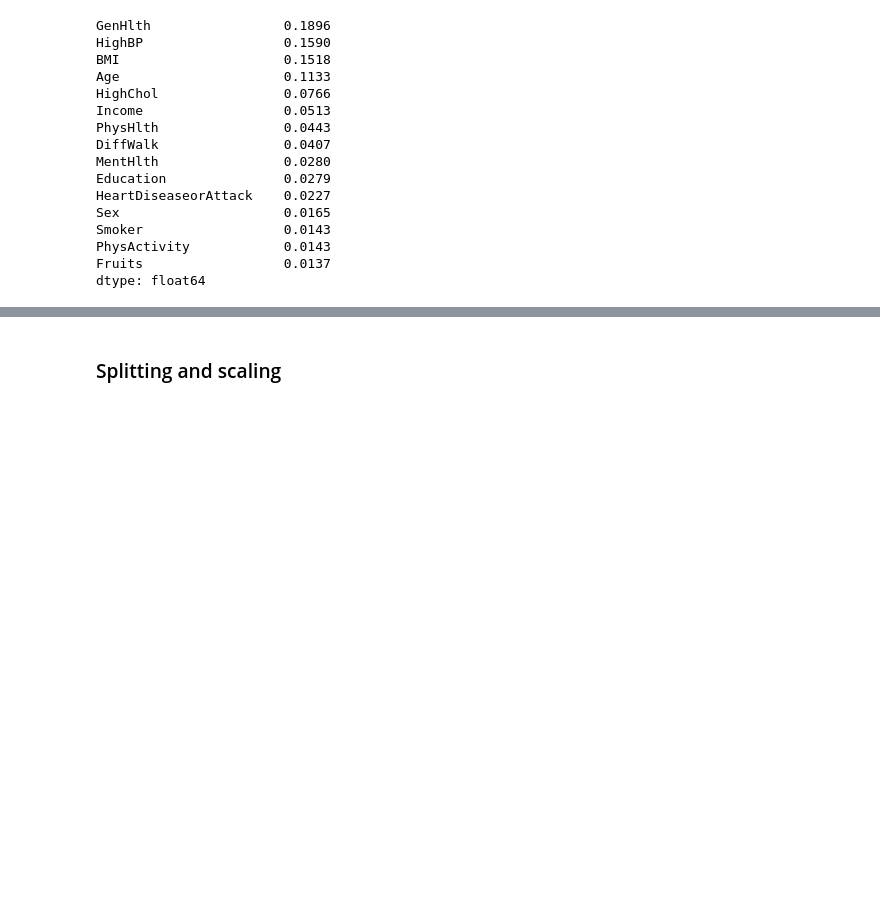
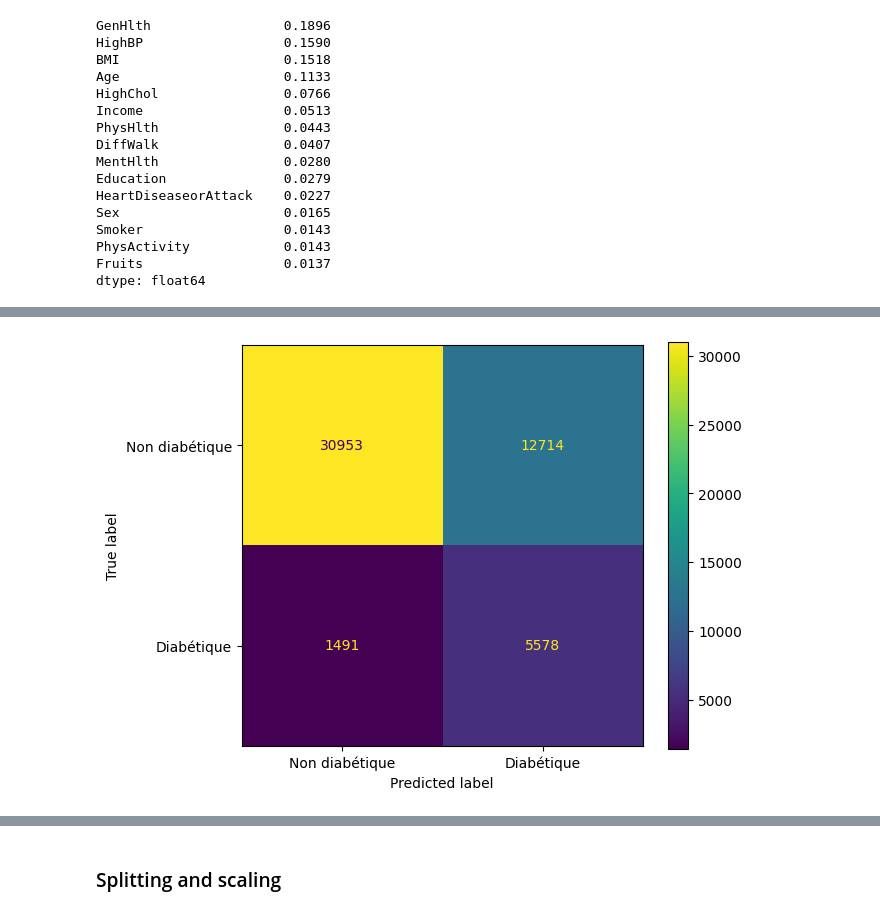
Before and after one commit to DomNoutsGit/Applied-Statistical-Learning-Projet-, a Jupyter notebook: ASL.ipynb, the cells around one changed output, grey strips where cells are left out. Saved outputs shown, nothing was run; the diff lists cells and outputs as text; code cells hidden in the pictures; blank space fills up the shorter version.

```diff
--- a/ASL.ipynb
+++ b/ASL.ipynb
@@ -1294,0 +1119,87 @@ ModuleNotFoundError: No module named 'tensorflow.python'
+# %%
+import numpy as np
+import pandas as pd
+import matplotlib.pyplot as plt
+
+from sklearn.model_selection import train_test_split, GridSearchCV
+from sklearn.preprocessing import StandardScaler
+from sklearn.neural_network import MLPClassifier
+from sklearn.metrics import (
+    classification_report, confusion_matrix, ConfusionMatrixDisplay,
+    roc_auc_score, RocCurveDisplay, accuracy_score
+)
+
+from imblearn.pipeline import Pipeline              # IMPORTANT: pipeline imblearn
+from imblearn.over_sampling import RandomOverSampler
+
+# -------------------------
+# 1) Split X / y
+# -------------------------
+target = "Diabetes_binary"
+X = df.drop(columns=[target, "ID"], errors="ignore")
+y = df[target]
+
+X_train, X_test, y_train, y_test = train_test_split(
+    X, y, test_size=0.2, random_state=42, stratify=y
+)
+
+# -------------------------
+# 2) Pipeline: scaler -> oversampling -> MLP
+# -------------------------
+pipe_mlp_bal = Pipeline([
+    ("scaler", StandardScaler()),
+    ("ros", RandomOverSampler(random_state=42)),
+    ("mlp", MLPClassifier(
+        random_state=42,
+        early_stopping=True,
+        n_iter_no_change=10,
+        validation_fraction=0.2,
+        max_iter=200
+    ))
+])
+
+# -------------------------
+# 3) Grid raisonnable (rapide)
+# -------------------------
+param_grid = {
+    "mlp__hidden_layer_sizes": [(64,), (128,), (128, 64)],
+    "mlp__alpha": [1e-4, 1e-3],
+    "mlp__learning_rate_init": [1e-3],
+    "mlp__batch_size": [512]
+}
+
+grid_mlp = GridSearchCV(
+    pipe_mlp_bal,
+    param_grid,
+    cv=3,
+    scoring="f1",
+    n_jobs=-1
+)
+
+grid_mlp.fit(X_train, y_train)
+
+print("Best params:", grid_mlp.best_params_)
+print("Best CV F1:", round(grid_mlp.best_score_, 4))
+
+best_mlp = grid_mlp.best_estimator_
+
+# -------------------------
+# 4) Evaluation on test
+# -------------------------
+y_pred = best_mlp.predict(X_test)
+y_proba = best_mlp.predict_proba(X_test)[:, 1]
+
+print("\nTest accuracy:", round(accuracy_score(y_test, y_pred), 4))
+print("Test ROC-AUC:", round(roc_auc_score(y_test, y_proba), 4))
+print("\nClassification report:\n", classification_report(y_test, y_pred))
+
+cm = confusion_matrix(y_test, y_pred)
+ConfusionMatrixDisplay(cm, display_labels=["Non diabétique", "Diabétique"]).plot()
+plt.tight_layout()
+plt.show()
+
+RocCurveDisplay.from_estimator(best_mlp, X_test, y_test)
+plt.title("ROC Curve - Neural Network (MLP) with Oversampling")
+plt.tight_layout()
+plt.show()
+# %% [output]
@@ -1294,0 +1221 @@ ModuleNotFoundError: No module named 'tensorflow.python'
+[figure, added]
```
Also changed, not shown: parts of 13 cells of this notebook.
